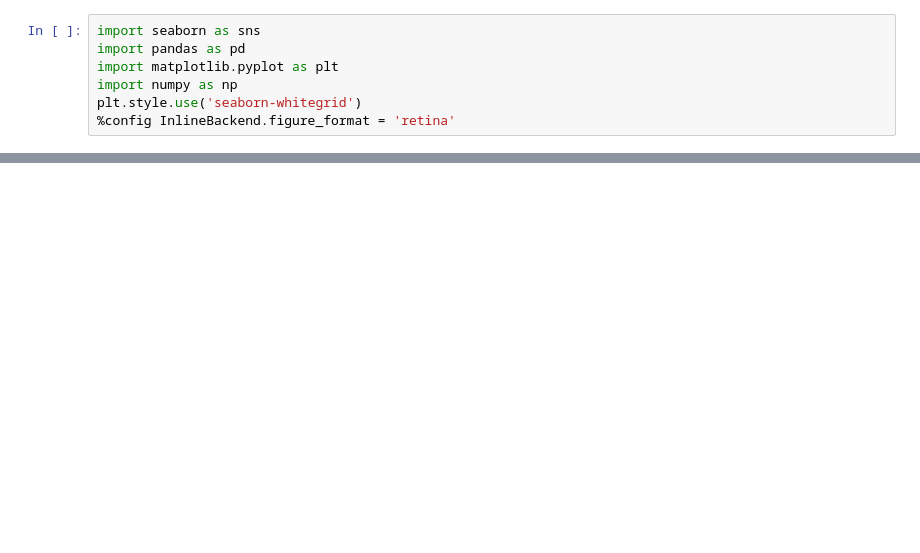
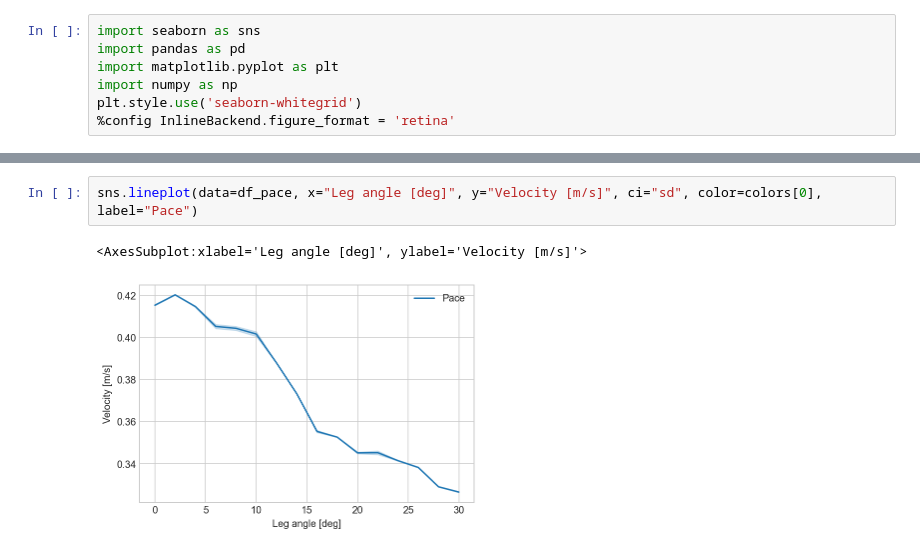
Before and after one commit to boxiXia/flexipodBulletSim, a Jupyter notebook: plot.ipynb, the cells around one changed output, grey strips where cells are left out. Drawn from its saved outputs; the diff is of its cells as text; blank space fills up the shorter version.

```diff
--- a/plot.ipynb
+++ b/plot.ipynb
@@ -39,0 +42,5 @@ plt.show()
+# %%
+sns.lineplot(data=df_pace, x="Leg angle [deg]", y="Velocity [m/s]", ci="sd", color=colors[0], label="Pace")
+# %% [output]
+<AxesSubplot:xlabel='Leg angle [deg]', ylabel='Velocity [m/s]'>
+[figure, added]
```
Also changed, not shown: parts of 1 cell of this notebook.
